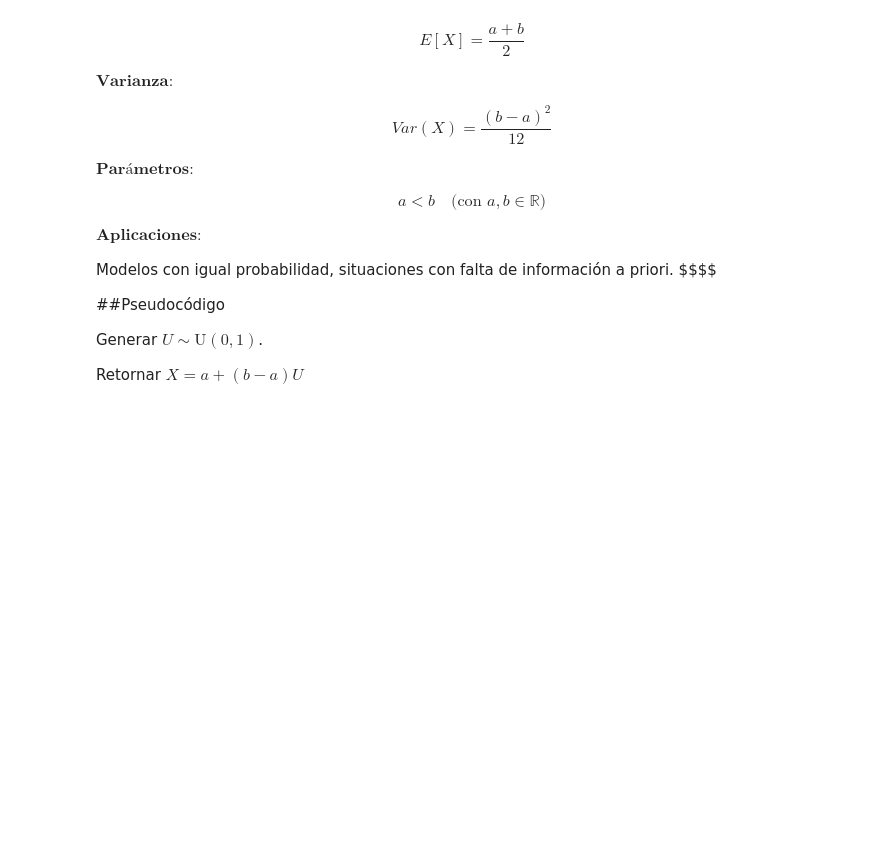
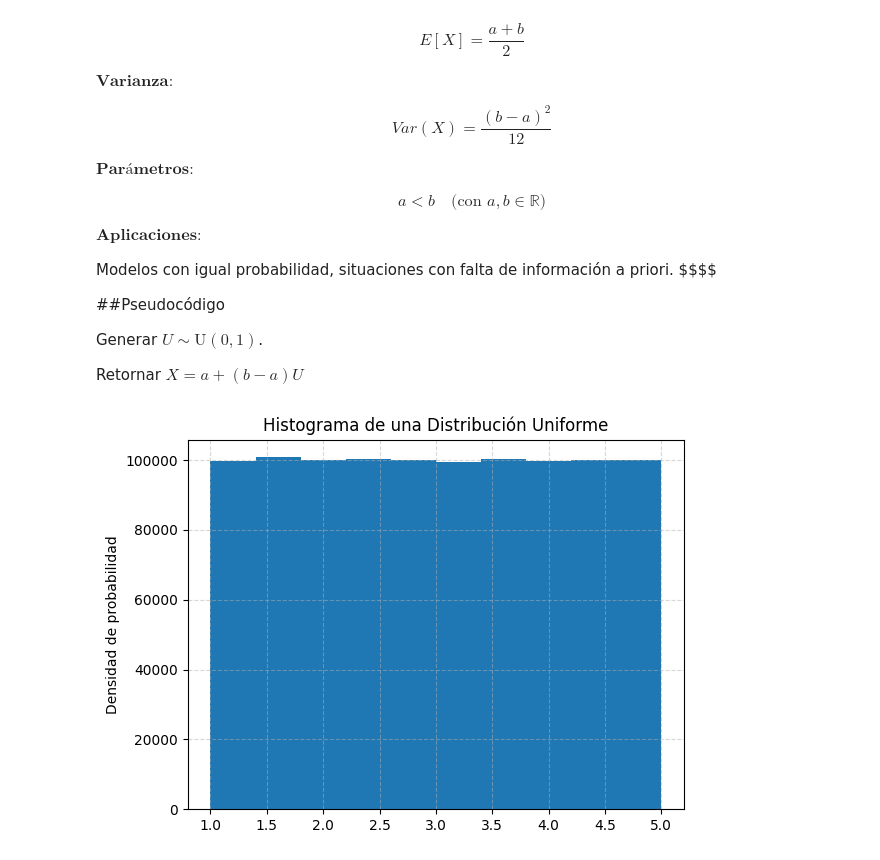
Before and after one commit to ClementeGarcia/Simulaci-n-1, a Jupyter notebook: Catalogo.ipynb, the cells around one changed output. Saved outputs shown, nothing was run; the diff lists cells and outputs as text; code cells hidden in the pictures; blank space fills up the shorter version.

```diff
--- a/Catalogo.ipynb
+++ b/Catalogo.ipynb
@@ -66,0 +71,24 @@ Retornar $ X = a + (b - a)U $
+# %%
+a = 1
+b = 5
+# %%
+def Uni(n):
+  #Inicializar una lista vacía para alamacener los números generados
+  lista = []
+  for i in range(n):
+    #Se genera un número aleatorio uniforme entre 0 y 1
+    R = rd.random()
+    x = a + (b - a)*R
+    lista.append(x)
+    #Retora la lista con los números generados
+  return lista
+# %%
+l = Uni(1000000)
+# %%
+plt.hist(l, bins=10) #Histograma de una distribución triangular
+plt.title("Histograma de una Distribución Uniforme")
+plt.xlabel("")
+plt.ylabel("Densidad de probabilidad")
+plt.grid(True, linestyle='--', alpha=0.5)
+# %% [output]
+[figure, added]
```
Also changed, not shown: parts of 7 cells of this notebook.
